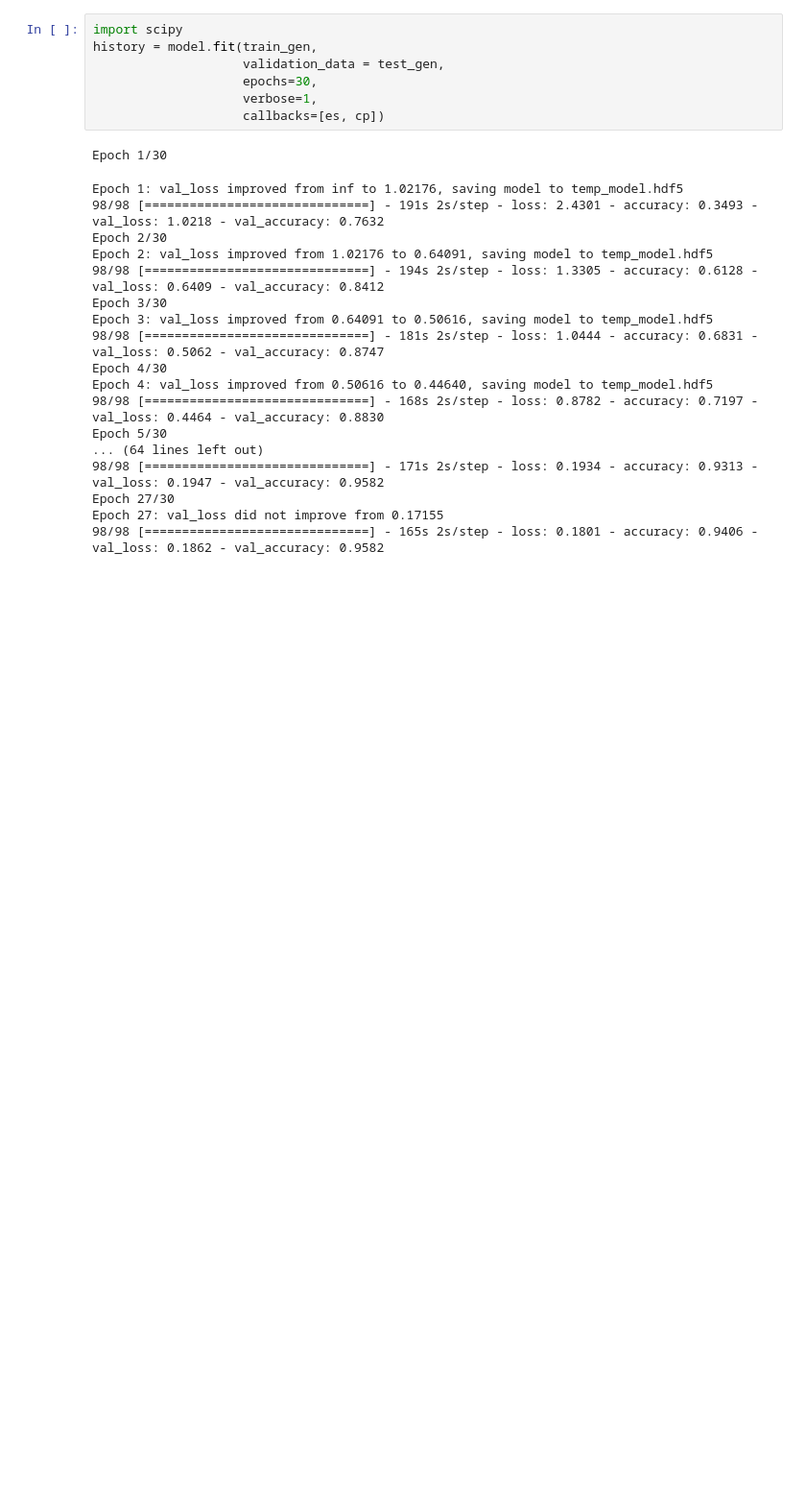
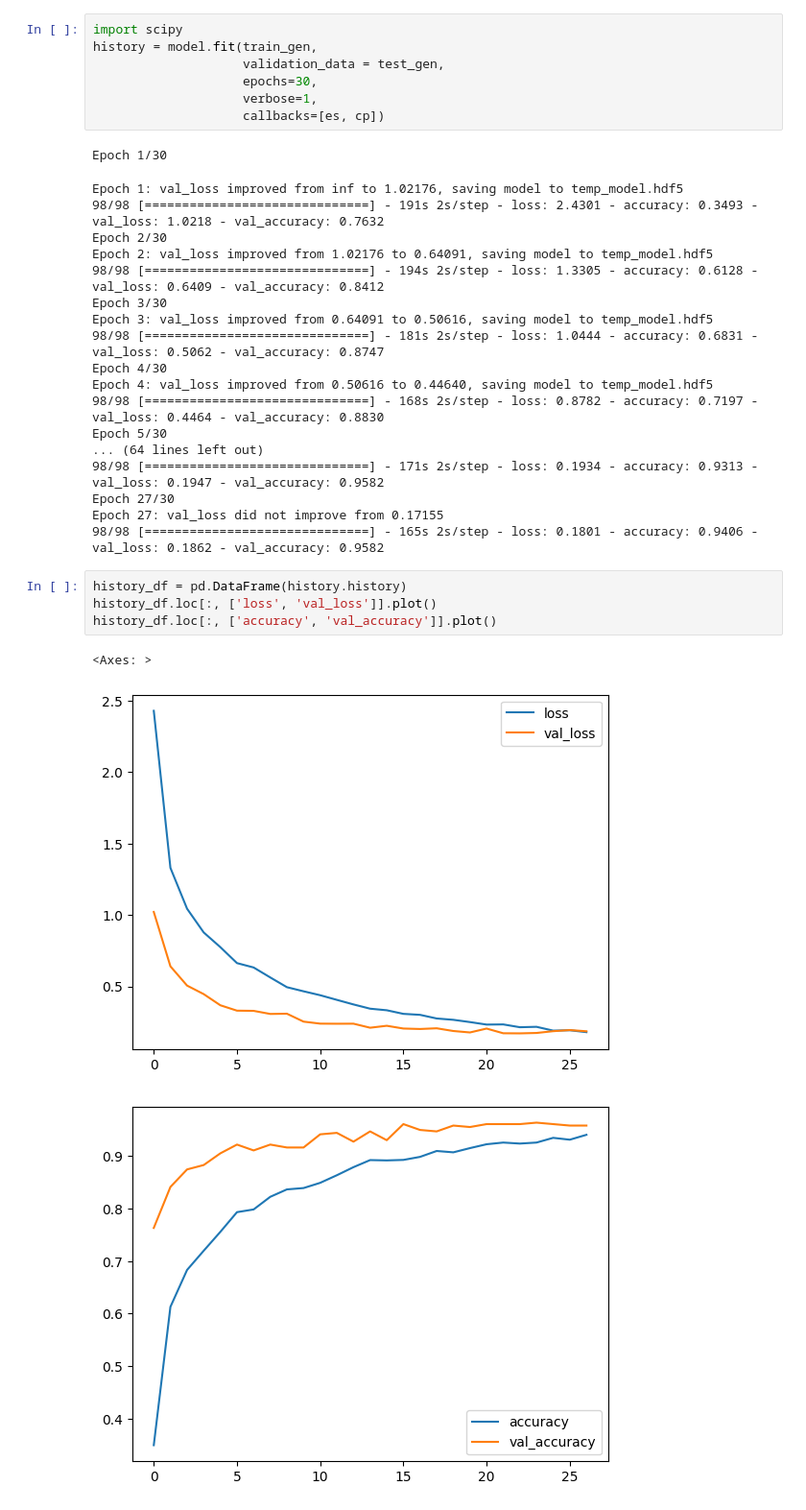
Before and after one commit to robbiec0720/SCRAPS-ML, a Jupyter notebook: train.ipynb, the cells around one changed output. Shown: that part at 96% size. Drawn from its saved outputs; the diff is of its cells as text; blank space fills up the shorter version.

Commit message:
plot accuracy

```diff
--- a/train.ipynb
+++ b/train.ipynb
@@ -109,3 +109,11 @@ Epoch 5/30
 Epoch 27/30
 Epoch 27: val_loss did not improve from 0.17155
 98/98 [==============================] - 165s 2s/step - loss: 0.1801 - accuracy: 0.9406 - val_loss: 0.1862 - val_accuracy: 0.9582
+# %%
+history_df = pd.DataFrame(history.history)
+history_df.loc[:, ['loss', 'val_loss']].plot()
+history_df.loc[:, ['accuracy', 'val_accuracy']].plot()
+# %% [output]
+<Axes: >
+[figure, added]
+[figure, added]
```
